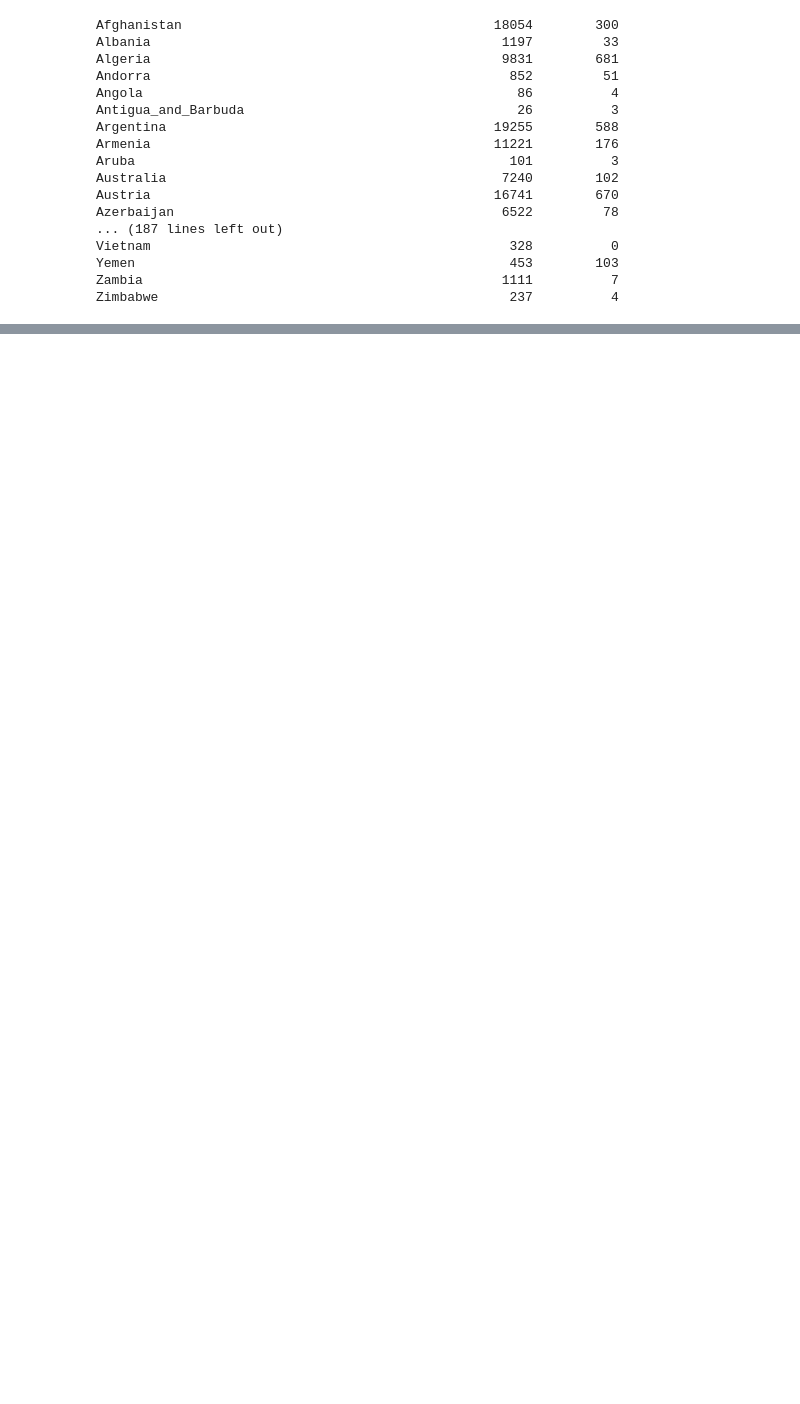
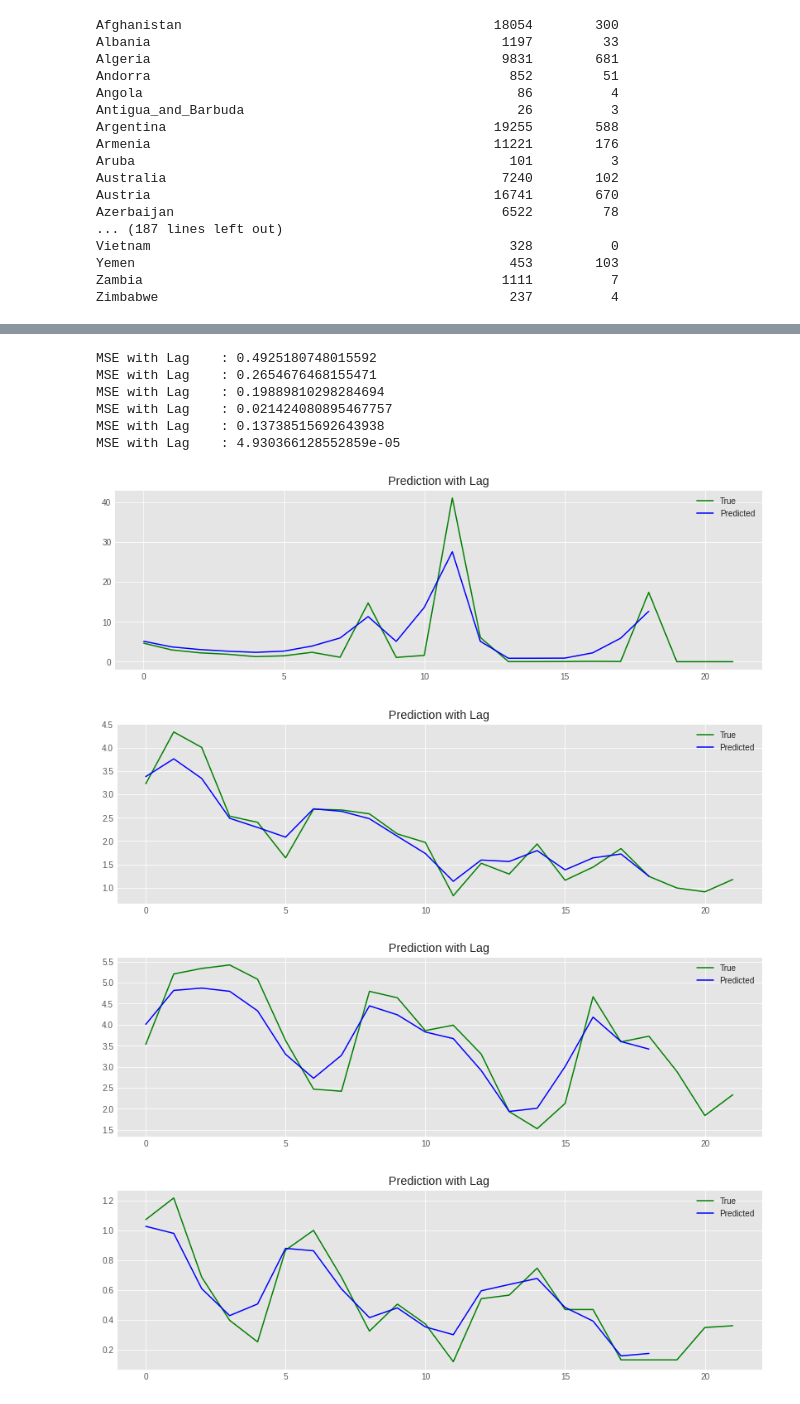
Before and after one commit to kartika-nair/Benchmarking_Of_NODE, a Jupyter notebook: Visualisation.ipynb, the cells around one changed output, grey strips where cells are left out. Saved outputs shown, nothing was run; the diff lists cells and outputs as text; code cells hidden in the pictures; blank space fills up the shorter version.

```diff
--- a/Visualisation.ipynb
+++ b/Visualisation.ipynb
@@ -312,0 +593,15 @@ India (26, 1)
+# %%
+total_error["LSTM"]["Deaths"] = 0
+for country in training_countries:
+  total_error["LSTM"]["Deaths"] +=lagging(pred_result_deaths[country], -3)
+# %% [output]
+MSE with Lag    : 0.4925180748015592
+MSE with Lag    : 0.2654676468155471
+MSE with Lag    : 0.19889810298284694
+MSE with Lag    : 0.021424080895467757
+MSE with Lag    : 0.13738515692643938
+MSE with Lag    : 4.930366128552859e-05
+[figure, added]
+[figure, added]
+[figure, added]
+[figure, added]
```
Also changed, not shown: parts of 45 cells of this notebook.
